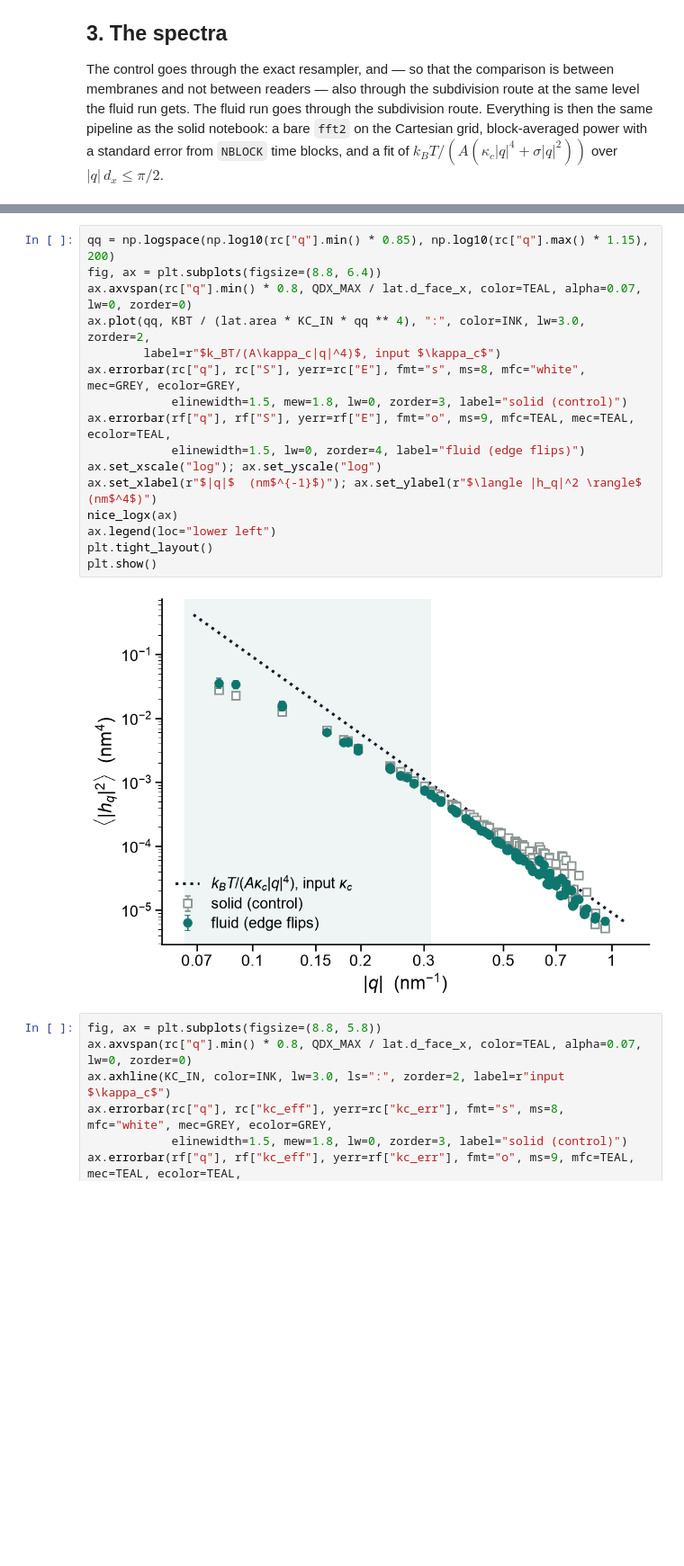
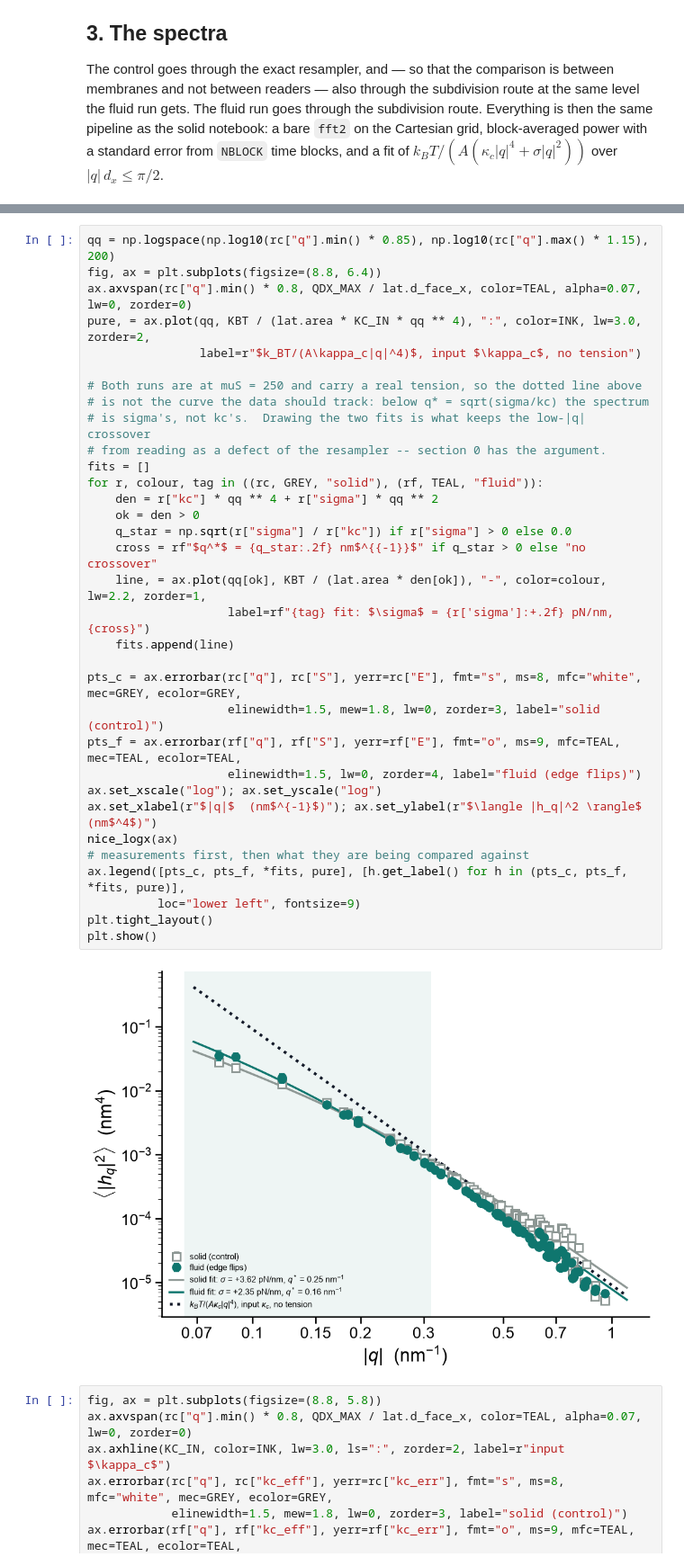
Before and after one commit to JohnsonBiophysicsLab/SLIMED, a Jupyter notebook: analysis/membrane_fluctuation_fluid_cpu.ipynb, the cells around one changed output, grey strips where cells are left out. Shown at 90% size. Saved outputs shown, nothing was run; the diff lists cells and outputs as text; blank space fills up the shorter version.

```diff
--- a/analysis/membrane_fluctuation_fluid_cpu.ipynb
+++ b/analysis/membrane_fluctuation_fluid_cpu.ipynb
@@ -561,21 +580,38 @@ fluid / control at equal treatment: kc ratio 1.588, sigma difference -1.272 pN/n
 # %%
 qq = np.logspace(np.log10(rc["q"].min() * 0.85), np.log10(rc["q"].max() * 1.15), 200)
 fig, ax = plt.subplots(figsize=(8.8, 6.4))
 ax.axvspan(rc["q"].min() * 0.8, QDX_MAX / lat.d_face_x, color=TEAL, alpha=0.07, lw=0, zorder=0)
-ax.plot(qq, KBT / (lat.area * KC_IN * qq ** 4), ":", color=INK, lw=3.0, zorder=2,
-        label=r"$k_BT/(A\kappa_c|q|^4)$, input $\kappa_c$")
-ax.errorbar(rc["q"], rc["S"], yerr=rc["E"], fmt="s", ms=8, mfc="white", mec=GREY, ecolor=GREY,
-            elinewidth=1.5, mew=1.8, lw=0, zorder=3, label="solid (control)")
-ax.errorbar(rf["q"], rf["S"], yerr=rf["E"], fmt="o", ms=9, mfc=TEAL, mec=TEAL, ecolor=TEAL,
-            elinewidth=1.5, lw=0, zorder=4, label="fluid (edge flips)")
+pure, = ax.plot(qq, KBT / (lat.area * KC_IN * qq ** 4), ":", color=INK, lw=3.0, zorder=2,
+                label=r"$k_BT/(A\kappa_c|q|^4)$, input $\kappa_c$, no tension")
+
+# Both runs are at muS = 250 and carry a real tension, so the dotted line above
+# is not the curve the data should track: below q* = sqrt(sigma/kc) the spectrum
+# is sigma's, not kc's.  Drawing the two fits is what keeps the low-|q| crossover
+# from reading as a defect of the resampler -- section 0 has the argument.
+fits = []
+for r, colour, tag in ((rc, GREY, "solid"), (rf, TEAL, "fluid")):
+    den = r["kc"] * qq ** 4 + r["sigma"] * qq ** 2
+    ok = den > 0
+    q_star = np.sqrt(r["sigma"] / r["kc"]) if r["sigma"] > 0 else 0.0
+    cross = rf"$q^*$ = {q_star:.2f} nm$^{{-1}}$" if q_star > 0 else "no crossover"
+    line, = ax.plot(qq[ok], KBT / (lat.area * den[ok]), "-", color=colour, lw=2.2, zorder=1,
+                    label=rf"{tag} fit: $\sigma$ = {r['sigma']:+.2f} pN/nm, {cross}")
+    fits.append(line)
+
+pts_c = ax.errorbar(rc["q"], rc["S"], yerr=rc["E"], fmt="s", ms=8, mfc="white", mec=GREY, ecolor=GREY,
+                    elinewidth=1.5, mew=1.8, lw=0, zorder=3, label="solid (control)")
+pts_f = ax.errorbar(rf["q"], rf["S"], yerr=rf["E"], fmt="o", ms=9, mfc=TEAL, mec=TEAL, ecolor=TEAL,
+                    elinewidth=1.5, lw=0, zorder=4, label="fluid (edge flips)")
 ax.set_xscale("log"); ax.set_yscale("log")
 ax.set_xlabel(r"$|q|$  (nm$^{-1}$)"); ax.set_ylabel(r"$\langle |h_q|^2 \rangle$  (nm$^4$)")
 nice_logx(ax)
-ax.legend(loc="lower left")
+# measurements first, then what they are being compared against
+ax.legend([pts_c, pts_f, *fits, pure], [h.get_label() for h in (pts_c, pts_f, *fits, pure)],
+          loc="lower left", fontsize=9)
 plt.tight_layout()
 plt.show()
 # %% [output]
-[figure, old version]
+[figure, new version]
 # %%
 fig, ax = plt.subplots(figsize=(8.8, 5.8))
 ax.axvspan(rc["q"].min() * 0.8, QDX_MAX / lat.d_face_x, color=TEAL, alpha=0.07, lw=0, zorder=0)
```
Also changed, not shown: parts of 4 cells of this notebook, 6 other files.
